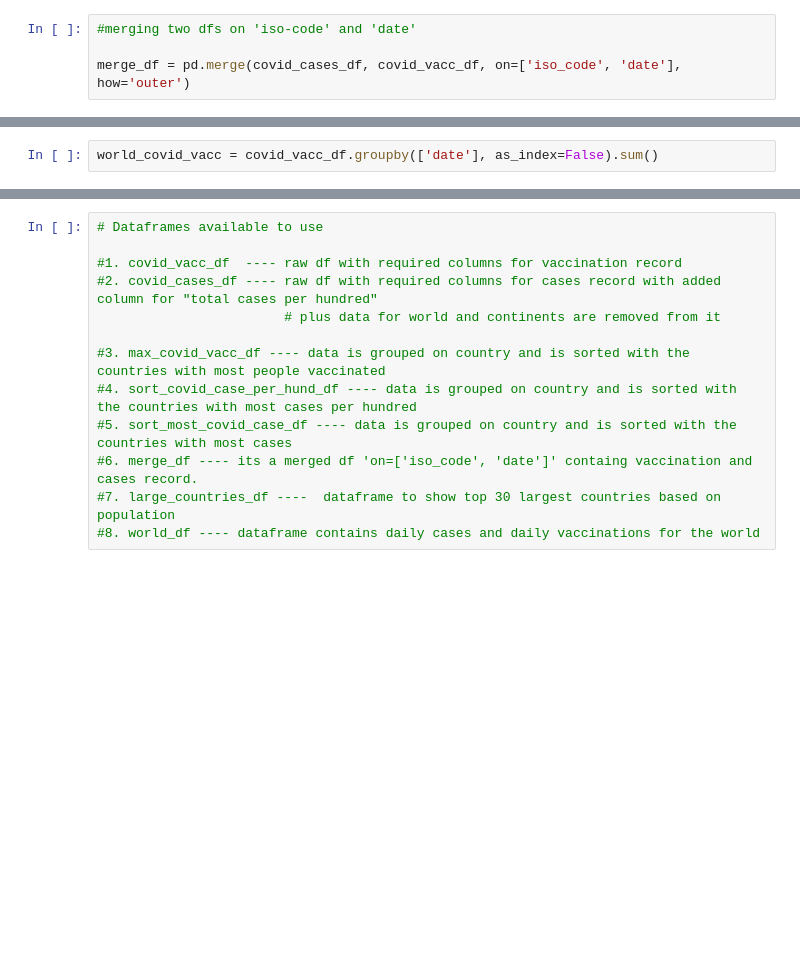
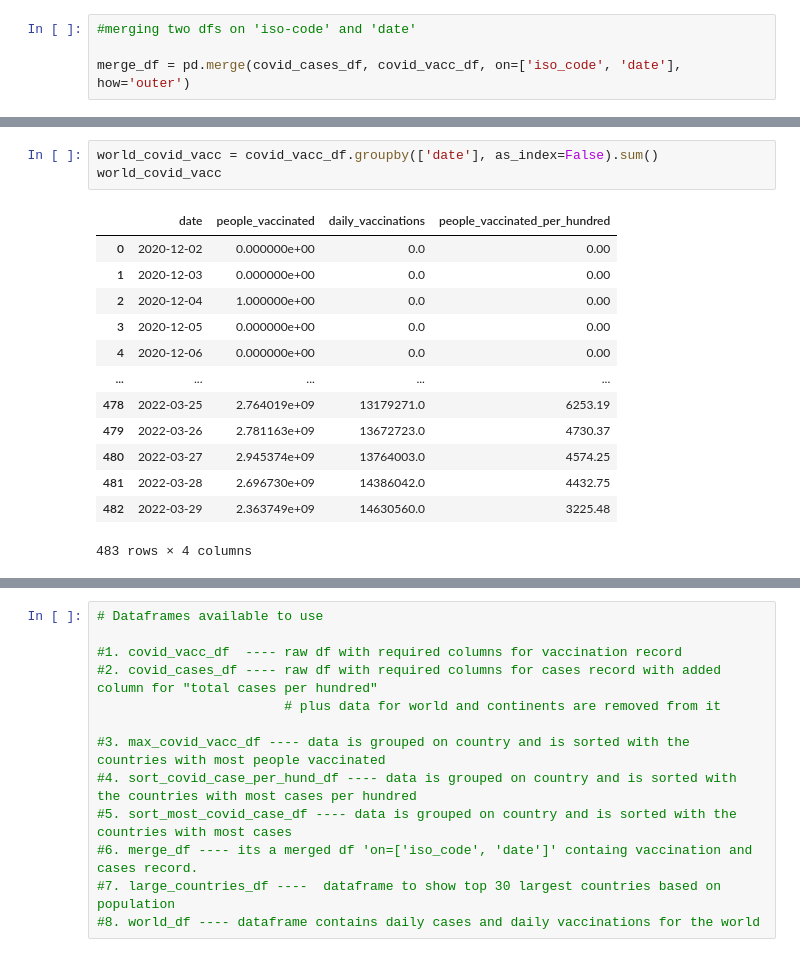
Before and after one commit to oiwuoni/group-3-bootcamp-project-1-repo, a Jupyter notebook: Data_Exploration_and_Clean_Up.ipynb, the cells around one changed output, grey strips where cells are left out. Cells and saved outputs as stored; diff of their text form; blank space fills up the shorter version.

```diff
--- a/Data_Exploration_and_Clean_Up.ipynb
+++ b/Data_Exploration_and_Clean_Up.ipynb
@@ -73,3 +120,18 @@ world_cases_df.head()
 # %%
 world_covid_vacc = covid_vacc_df.groupby(['date'], as_index=False).sum()
+world_covid_vacc
+# %% [output]
+|  | date | people_vaccinated | daily_vaccinations | people_vaccinated_per_hundred |
+| 0 | 2020-12-02 | 0.000000e+00 | 0.0 | 0.00 |
+| 1 | 2020-12-03 | 0.000000e+00 | 0.0 | 0.00 |
+| 2 | 2020-12-04 | 1.000000e+00 | 0.0 | 0.00 |
+| 3 | 2020-12-05 | 0.000000e+00 | 0.0 | 0.00 |
+| 4 | 2020-12-06 | 0.000000e+00 | 0.0 | 0.00 |
+| ... | ... | ... | ... | ... |
+| 478 | 2022-03-25 | 2.764019e+09 | 13179271.0 | 6253.19 |
+| 479 | 2022-03-26 | 2.781163e+09 | 13672723.0 | 4730.37 |
+| 480 | 2022-03-27 | 2.945374e+09 | 13764003.0 | 4574.25 |
+| 481 | 2022-03-28 | 2.696730e+09 | 14386042.0 | 4432.75 |
+| 482 | 2022-03-29 | 2.363749e+09 | 14630560.0 | 3225.48 |
+483 rows × 4 columns
 # %%
```
Also changed, not shown: parts of 8 cells of this notebook, 11 other files.
